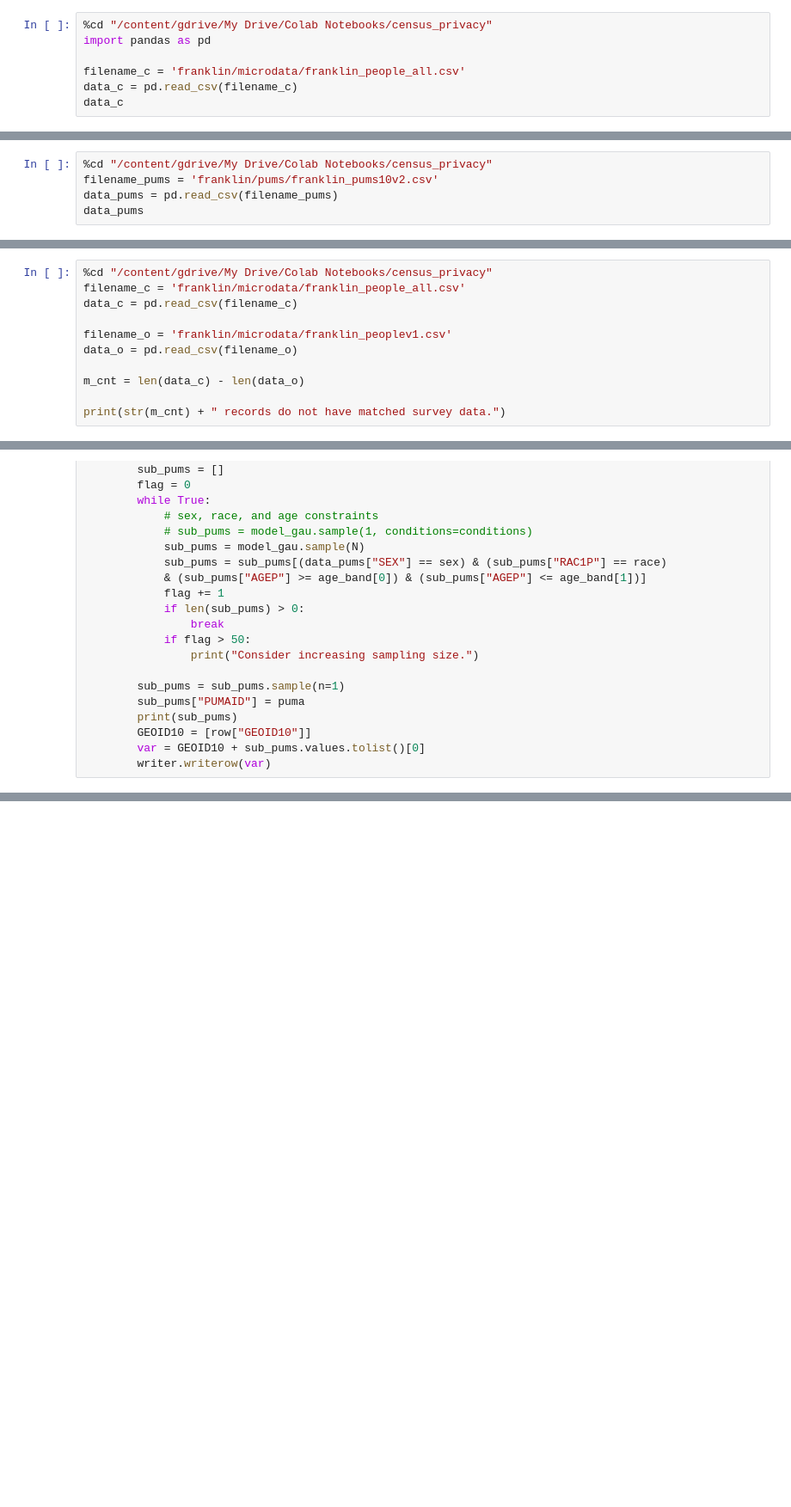
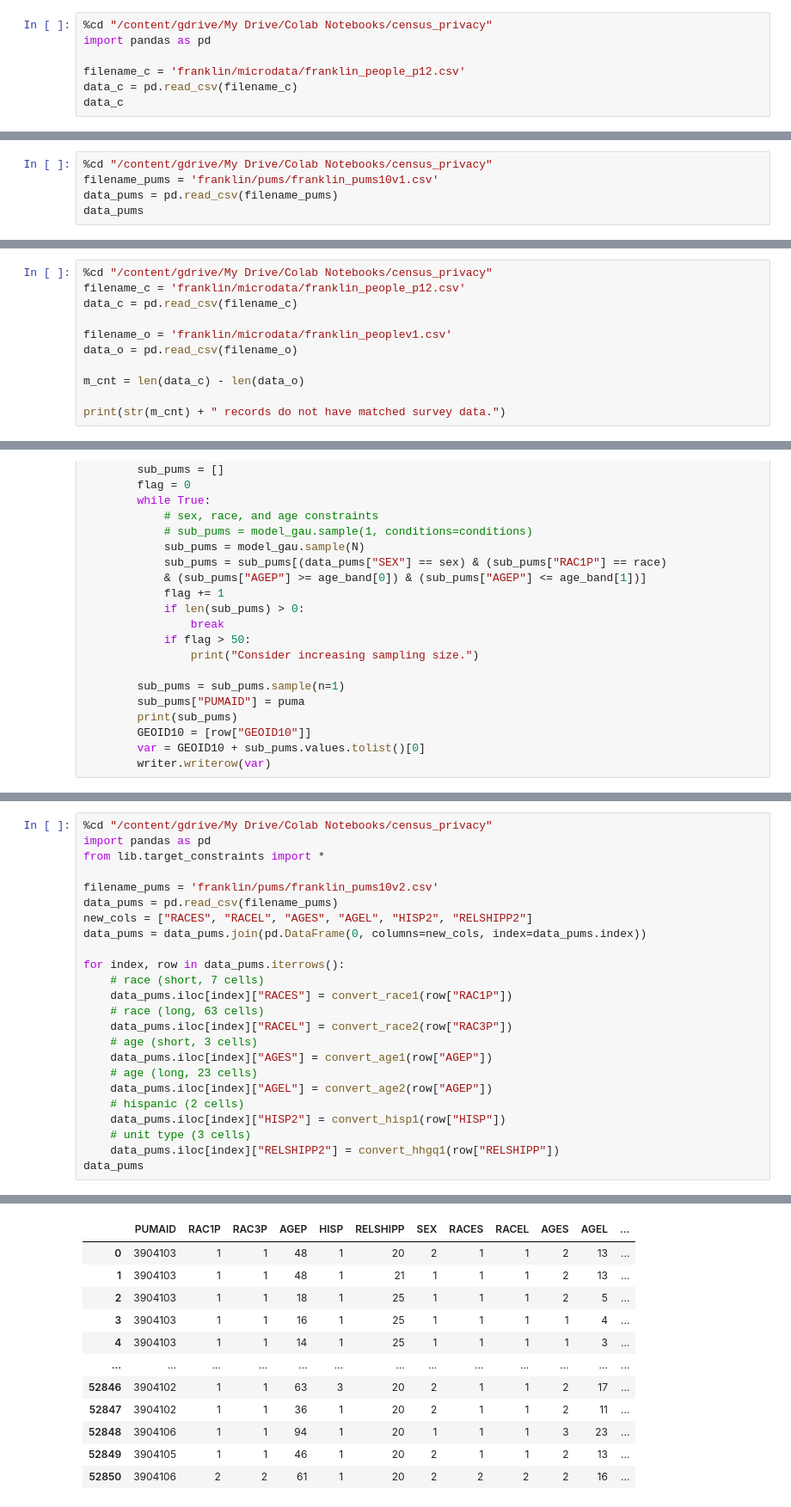
Before and after one commit to linyuehzzz/tda-eval, a Jupyter notebook: franklin_microsim.ipynb, the cells around one changed output, grey strips where cells are left out. Shown at 86% size. Drawn from its saved outputs; the diff is of its cells as text; blank space fills up the shorter version.

```diff
--- a/franklin_microsim.ipynb
+++ b/franklin_microsim.ipynb
@@ -63,7 +63,7 @@ First, we read the microdata (1163414 records) with only the constraint variable
 %cd "/content/gdrive/My Drive/Colab Notebooks/census_privacy"
 import pandas as pd
 
-filename_c = 'franklin/microdata/franklin_people_all.csv'
+filename_c = 'franklin/microdata/franklin_people_p12.csv'
 data_c = pd.read_csv(filename_c)
 data_c
 # %% [output]
@@ -85,7 +85,7 @@ data_c
 We then read the PUMS that covers approximately 5% of the population (52851 records) in Franklin County. This data set is at the PUA level, which partitions the Franklin County into 11 PUMAs. Compared to the previous data set, it has more other variables of interest.
 # %%
 %cd "/content/gdrive/My Drive/Colab Notebooks/census_privacy"
-filename_pums = 'franklin/pums/franklin_pums10v2.csv'
+filename_pums = 'franklin/pums/franklin_pums10v1.csv'
 data_pums = pd.read_csv(filename_pums)
 data_pums
 # %% [output]
@@ -146,7 +146,7 @@ The traditional method is designed to "weight" each individual in the sample sur
 Here, we calculate how many people are not able to find a match in the survey and thus are excluded in the final product.
 # %%
 %cd "/content/gdrive/My Drive/Colab Notebooks/census_privacy"
-filename_c = 'franklin/microdata/franklin_people_all.csv'
+filename_c = 'franklin/microdata/franklin_people_p12.csv'
 data_c = pd.read_csv(filename_c)
 
 filename_o = 'franklin/microdata/franklin_peoplev1.csv'
@@ -287,0 +319,25 @@ with open(output, 'w', newline='') as csvfile:
+# %%
+%cd "/content/gdrive/My Drive/Colab Notebooks/census_privacy"
+import pandas as pd
+from lib.target_constraints import *
+
+filename_pums = 'franklin/pums/franklin_pums10v2.csv'
+data_pums = pd.read_csv(filename_pums)
+new_cols = ["RACES", "RACEL", "AGES", "AGEL", "HISP2", "RELSHIPP2"]
+data_pums = data_pums.join(pd.DataFrame(0, columns=new_cols, index=data_pums.index))
+
+for index, row in data_pums.iterrows():
+    # race (short, 7 cells)
+    data_pums.iloc[index]["RACES"] = convert_race1(row["RAC1P"])
+    # race (long, 63 cells)
+    data_pums.iloc[index]["RACEL"] = convert_race2(row["RAC3P"])
+    # age (short, 3 cells)
+    data_pums.iloc[index]["AGES"] = convert_age1(row["AGEP"])
+    # age (long, 23 cells)
+    data_pums.iloc[index]["AGEL"] = convert_age2(row["AGEP"])
+    # hispanic (2 cells)
+    data_pums.iloc[index]["HISP2"] = convert_hisp1(row["HISP"])
+    # unit type (3 cells)
+    data_pums.iloc[index]["RELSHIPP2"] = convert_hhgq1(row["RELSHIPP"])
+data_pums
+# %% [output]
@@ -287,0 +345,12 @@ with open(output, 'w', newline='') as csvfile:
+|  | PUMAID | RAC1P | RAC3P | AGEP | HISP | RELSHIPP | SEX | RACES | RACEL | AGES | AGEL | ... |
+| 0 | 3904103 | 1 | 1 | 48 | 1 | 20 | 2 | 1 | 1 | 2 | 13 | ... |
+| 1 | 3904103 | 1 | 1 | 48 | 1 | 21 | 1 | 1 | 1 | 2 | 13 | ... |
+| 2 | 3904103 | 1 | 1 | 18 | 1 | 25 | 1 | 1 | 1 | 2 | 5 | ... |
+| 3 | 3904103 | 1 | 1 | 16 | 1 | 25 | 1 | 1 | 1 | 1 | 4 | ... |
+| 4 | 3904103 | 1 | 1 | 14 | 1 | 25 | 1 | 1 | 1 | 1 | 3 | ... |
+| ... | ... | ... | ... | ... | ... | ... | ... | ... | ... | ... | ... | ... |
+| 52846 | 3904102 | 1 | 1 | 63 | 3 | 20 | 2 | 1 | 1 | 2 | 17 | ... |
+| 52847 | 3904102 | 1 | 1 | 36 | 1 | 20 | 2 | 1 | 1 | 2 | 11 | ... |
+| 52848 | 3904106 | 1 | 1 | 94 | 1 | 20 | 1 | 1 | 1 | 3 | 23 | ... |
+| 52849 | 3904105 | 1 | 1 | 46 | 1 | 20 | 2 | 1 | 1 | 2 | 13 | ... |
+| 52850 | 3904106 | 2 | 2 | 61 | 1 | 20 | 2 | 2 | 2 | 2 | 16 | ... |
```
Also changed, not shown: parts of 12 cells of this notebook.
